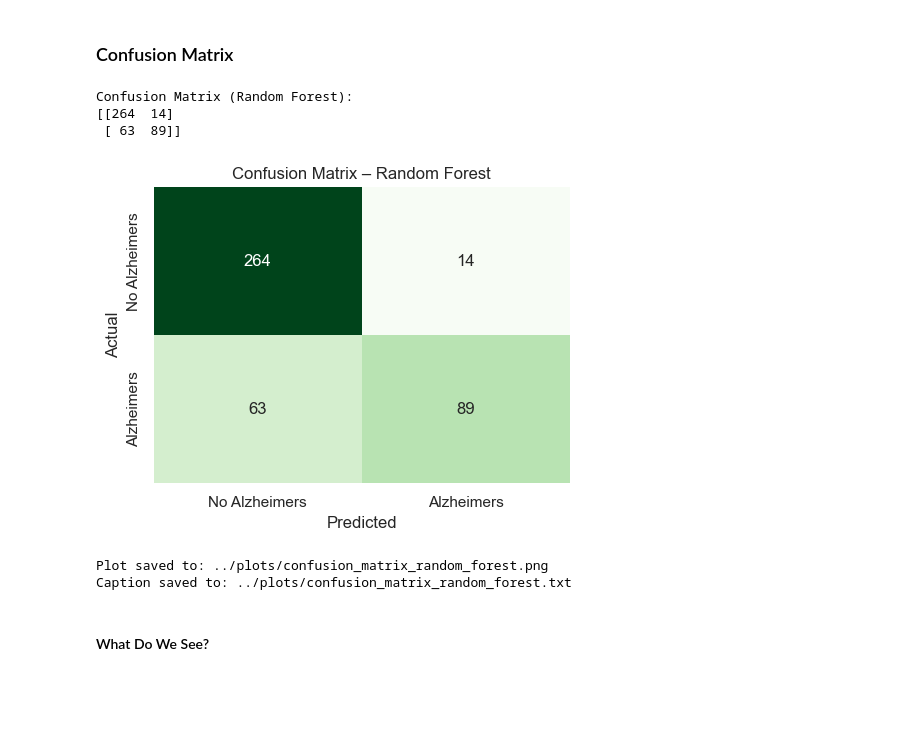
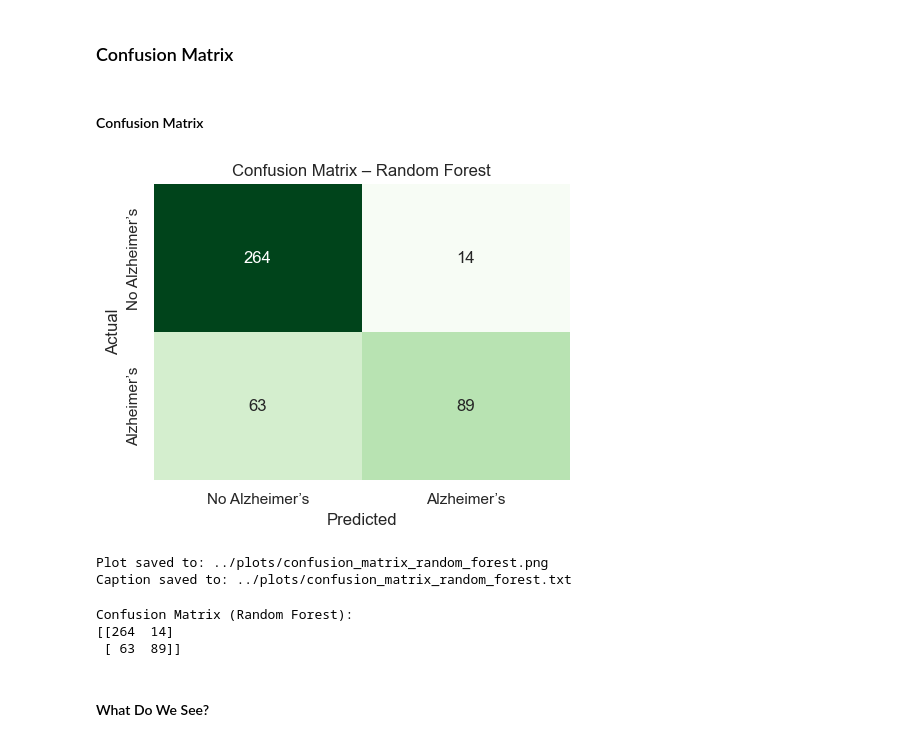
Before and after one commit to FeliciaFavrholdt/BI_EXAM, a Jupyter notebook: Analysis/notebooks/05_Model_Training_and_Evaluation_chosen_features.ipynb, the cells around one changed output. Saved outputs shown, nothing was run; the diff lists cells and outputs as text; code cells hidden in the pictures; blank space fills up the shorter version.

```diff
--- a/Analysis/notebooks/05_Model_Training_and_Evaluation_chosen_features.ipynb
+++ b/Analysis/notebooks/05_Model_Training_and_Evaluation_chosen_features.ipynb
@@ -590,35 +624,4 @@ weighted avg       0.83      0.82      0.81       430
 # %% [markdown]
 ### Confusion Matrix
-# %%
-from sklearn.metrics import confusion_matrix
-
-rf_cm = confusion_matrix(y_test, rf_pred)
-print("Confusion Matrix (Random Forest):")
-print(rf_cm)
-# %% [output]
-Confusion Matrix (Random Forest):
-[[264  14]
- [ 63  89]]
-# %%
-plt.figure(figsize=(5, 4))
-sns.heatmap(rf_cm, annot=True, fmt="d", cmap="Greens", cbar=False,
-            xticklabels=["No Alzheimers", "Alzheimers"],
-            yticklabels=["No Alzheimers", "Alzheimers"])
-plt.xlabel("Predicted")
-plt.ylabel("Actual")
-plt.title("Confusion Matrix – Random Forest")
-plt.tight_layout()
-plt.show()
-
-# Save figure
-fig = plt.gcf()
-save_plot(
-    fig,
-    filename="confusion_matrix_random_forest.png",
-    caption="Confusion matrix for Random Forest model showing true and false predictions of Alzheimer’s diagnosis.",
-    folder_path="../plots"
-)
-# %% [output]
-[figure, removed]
-Plot saved to: ../plots/confusion_matrix_random_forest.png
-Caption saved to: ../plots/confusion_matrix_random_forest.txt
+# %% [markdown]
+#### Confusion Matrix
@@ -625,3 +632,45 @@ Caption saved to: ../plots/confusion_matrix_random_forest.txt
+# %%
+# Plot confusion matrix
+plt.figure(figsize=(5, 4))
+
+sns.heatmap(
+    rf_cm,
+    annot=True,
+    fmt="d",
+    cmap="Greens",
+    cbar=False,
+    xticklabels=["No Alzheimer’s", "Alzheimer’s"],
+    yticklabels=["No Alzheimer’s", "Alzheimer’s"]
+)
+
+plt.xlabel("Predicted")
+plt.ylabel("Actual")
+plt.title("Confusion Matrix – Random Forest")
+plt.tight_layout()
+plt.show()
+
+# Save figure
+fig = plt.gcf()
+save_plot(
+    fig,
+    filename="confusion_matrix_random_forest.png",
+    caption="Confusion matrix for Random Forest model showing true and false predictions of Alzheimer’s diagnosis.",
+    folder_path="../plots"
+)
+# %% [output]
+[figure, added]
+Plot saved to: ../plots/confusion_matrix_random_forest.png
+Caption saved to: ../plots/confusion_matrix_random_forest.txt
+# %%
+from sklearn.metrics import confusion_matrix
+
+rf_cm = confusion_matrix(y_test, rf_pred)
+print("Confusion Matrix (Random Forest):")
+print(rf_cm)
+# %% [output]
+Confusion Matrix (Random Forest):
+[[264  14]
+ [ 63  89]]
 # %% [markdown]
 #### What Do We See?
 # %% [markdown]
```
Also changed, not shown: parts of 126 cells of this notebook, 22 other files.
